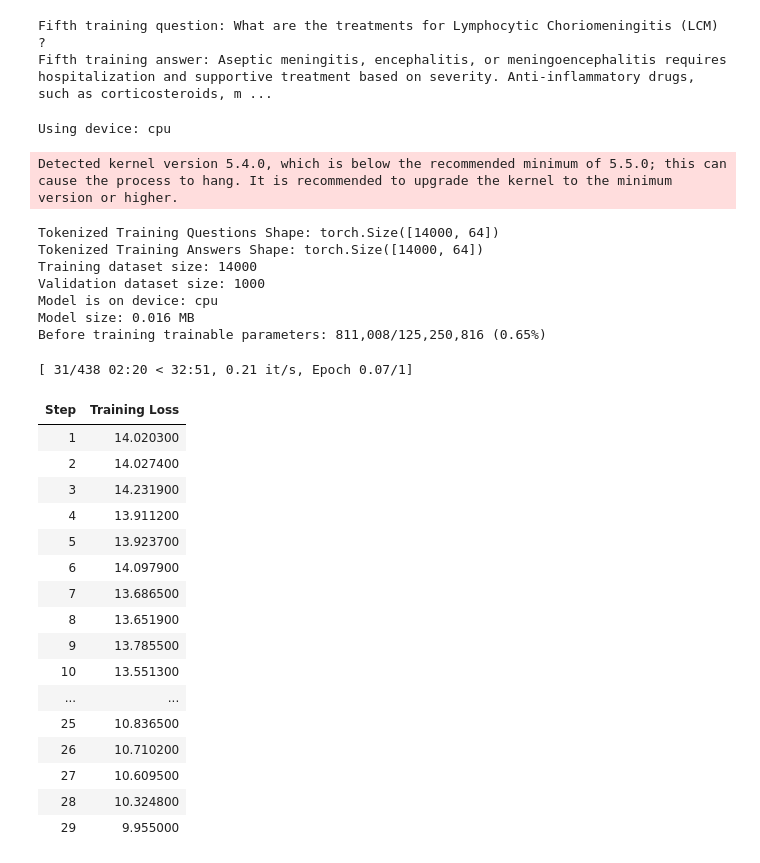
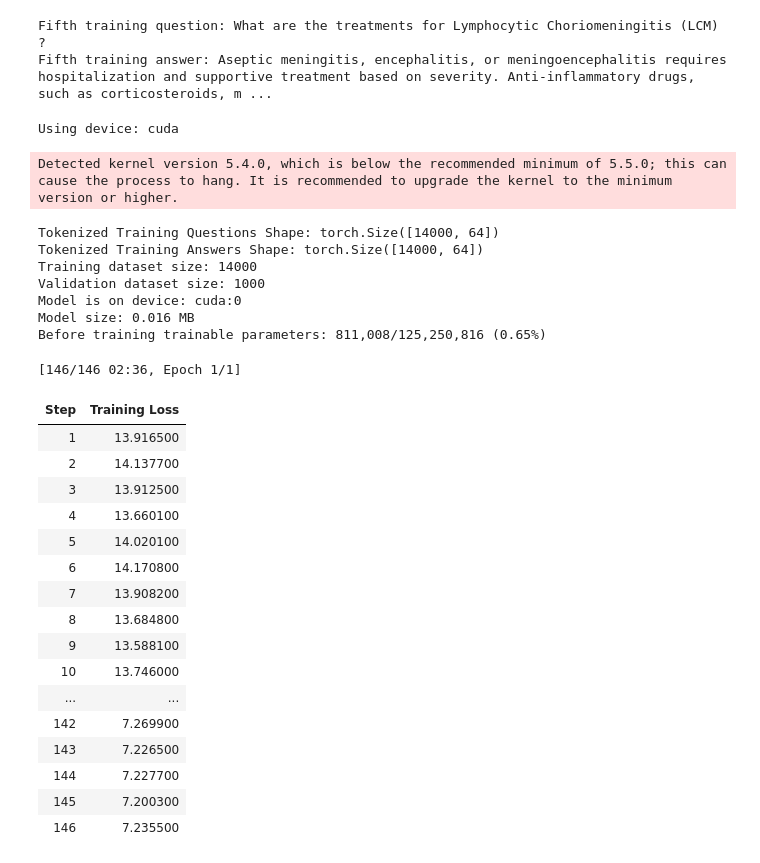
Before and after one commit to LaziestCactus/sumLoRA, a Jupyter notebook: models.ipynb, the cells around one changed output. Drawn from its saved outputs; the diff is of its cells as text; code cells hidden in the pictures.

Commit message:
finished training MedQuad and calculated perplexity score on the dataset on LoRAMed and GPT2

```diff
--- a/models.ipynb
+++ b/models.ipynb
@@ -86,7 +86,7 @@ print(f"Tokenized Training Questions Shape: {tokenized_training_question['input_
 print(f"Tokenized Training Answers Shape: {tokenized_training_answer['input_ids'].shape}")
 
 # Make sure it's divisible by batch size so last batch works fine
-batch_size = 32
+batch_size = 24
 # tokenized_training_question = tokenized_training_question[:len(tokenized_training_question) // batch_size * batch_size]
 # print("Training Question Tokenized Shape:", tokenized_training_question['input_ids'].shape)
 # print("Training Question Tokenized Example:", tokenized_training_question['input_ids'][0])
@@ -104,8 +104,8 @@ num_epochs = 1  # Number of training epochs
 training_args = TrainingArguments(
     output_dir='./results',        # Directory to save model checkpoints
     num_train_epochs=num_epochs,            # Number of training epochs
-    per_device_train_batch_size=32, # Batch size per device
-    per_device_eval_batch_size=32,  # Batch size for evaluation
+    per_device_train_batch_size=batch_size, # Batch size per device
+    per_device_eval_batch_size=batch_size,  # Batch size for evaluation
     warmup_steps=2,              # Number of warmup steps
     weight_decay=0.01,             # Weight decay
     logging_dir='./logs',          # Directory to save logs
@@ -123,49 +123,49 @@ trainer = Trainer(
 # Get model sizes
 def print_model_size(path):
     size = 0
     for f in os.scandir(path):
         size += os.path.getsize(f)
     print(f"Model size: {(size / 1e6):.2} MB")
 
 def print_trainable_parameters(model, label):
     parameters, trainable = 0, 0
     for _, p in model.named_parameters():
         parameters += p.numel()
         trainable += p.numel() if p.requires_grad else 0
     print(f"{label} trainable parameters: {trainable:,}/{parameters:,} ({100 * trainable / parameters:.2f}%)")
 
 #Fine-tune the model
 print(f"Model is on device: {next(model.parameters()).device}")
 print_model_size(training_args.output_dir)
 print_trainable_parameters(model, "Before training")
 trainer.train()
 
 trainer.save_model("./medLora-model")
 # %% [output]
-Using device: cpu
+Using device: cuda
 Detected kernel version 5.4.0, which is below the recommended minimum of 5.5.0; this can cause the process to hang. It is recommended to upgrade the kernel to the minimum version or higher.
 Tokenized Training Questions Shape: torch.Size([14000, 64])
 Tokenized Training Answers Shape: torch.Size([14000, 64])
 Training dataset size: 14000
 Validation dataset size: 1000
-Model is on device: cpu
+Model is on device: cuda:0
 Model size: 0.016 MB
 Before training trainable parameters: 811,008/125,250,816 (0.65%)
-[ 31/438 02:20 < 32:51, 0.21 it/s, Epoch 0.07/1]
+[146/146 02:36, Epoch 1/1]
 | Step | Training Loss |
-| 1 | 14.020300 |
-| 2 | 14.027400 |
-| 3 | 14.231900 |
-| 4 | 13.911200 |
-| 5 | 13.923700 |
-| 6 | 14.097900 |
-| 7 | 13.686500 |
-| 8 | 13.651900 |
-| 9 | 13.785500 |
-| 10 | 13.551300 |
+| 1 | 13.916500 |
+| 2 | 14.137700 |
+| 3 | 13.912500 |
+| 4 | 13.660100 |
+| 5 | 14.020100 |
+| 6 | 14.170800 |
+| 7 | 13.908200 |
+| 8 | 13.684800 |
+| 9 | 13.588100 |
+| 10 | 13.746000 |
 | ... | ... |
-| 25 | 10.836500 |
-| 26 | 10.710200 |
-| 27 | 10.609500 |
-| 28 | 10.324800 |
-| 29 | 9.955000 |
+| 142 | 7.269900 |
+| 143 | 7.226500 |
+| 144 | 7.227700 |
+| 145 | 7.200300 |
+| 146 | 7.235500 |
```
Also changed, not shown: parts of 2 cells of this notebook, 13 other files.
